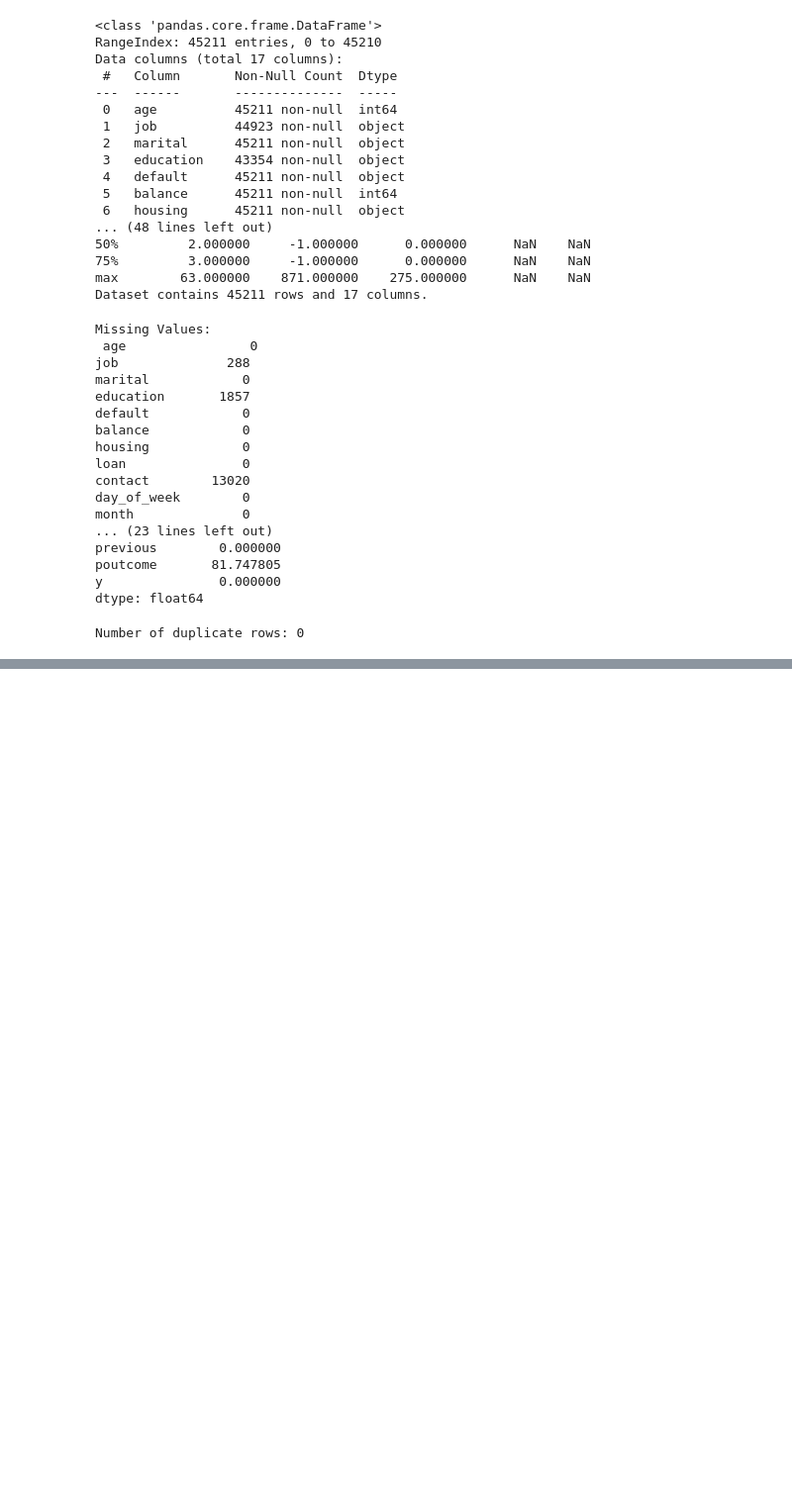
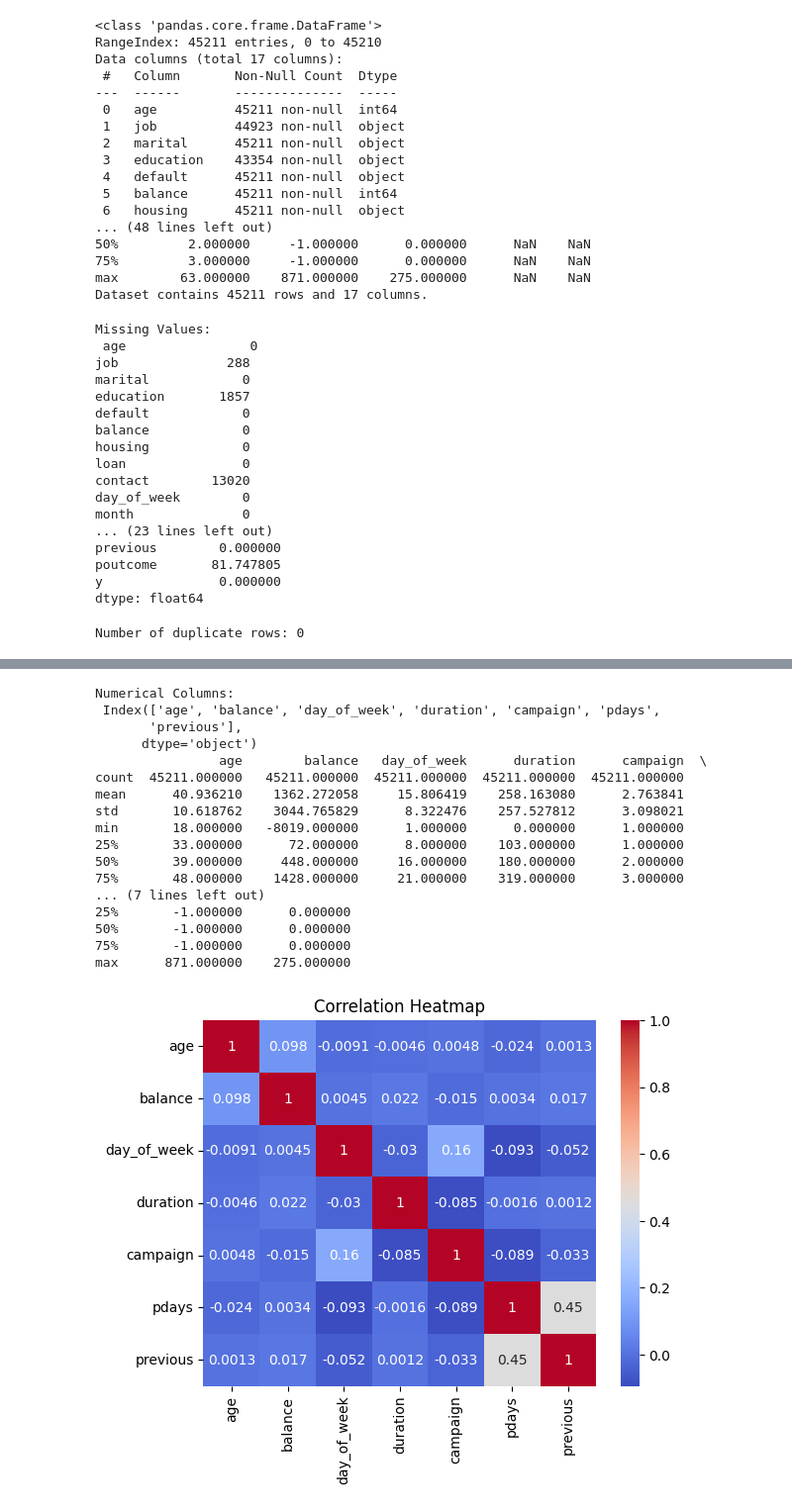
Before and after one commit to daham-13/CM2604-Coursework, a Jupyter notebook: CM2604_Coursework_2330906.ipynb, the cells around one changed output, grey strips where cells are left out. Shown at 99% size. Saved outputs shown, nothing was run; the diff lists cells and outputs as text; code cells hidden in the pictures; blank space fills up the shorter version.

```diff
--- a/CM2604_Coursework_2330906.ipynb
+++ b/CM2604_Coursework_2330906.ipynb
@@ -114,0 +134,33 @@ Number of duplicate rows: 0
+# %%
+#Feature Analization
+
+# Identify numerical columns
+numerical_columns = data.select_dtypes(include=["int64", "float64"]).columns
+print("Numerical Columns:\n", numerical_columns)
+
+# Summary Statistics
+print(data[numerical_columns].describe())
+
+# Correlation Heatmap
+sns.heatmap(data[numerical_columns].corr(), annot=True, cmap="coolwarm")
+plt.title("Correlation Heatmap")
+plt.show()
+# %% [output]
+Numerical Columns:
+ Index(['age', 'balance', 'day_of_week', 'duration', 'campaign', 'pdays',
+       'previous'],
+      dtype='object')
+                age        balance   day_of_week      duration      campaign  \
+count  45211.000000   45211.000000  45211.000000  45211.000000  45211.000000
+mean      40.936210    1362.272058     15.806419    258.163080      2.763841
+std       10.618762    3044.765829      8.322476    257.527812      3.098021
+min       18.000000   -8019.000000      1.000000      0.000000      1.000000
+25%       33.000000      72.000000      8.000000    103.000000      1.000000
+50%       39.000000     448.000000     16.000000    180.000000      2.000000
+75%       48.000000    1428.000000     21.000000    319.000000      3.000000
+... (7 lines left out)
+25%       -1.000000      0.000000
+50%       -1.000000      0.000000
+75%       -1.000000      0.000000
+max      871.000000    275.000000
+[figure, added]
```
Also changed, not shown: parts of 7 cells of this notebook.
